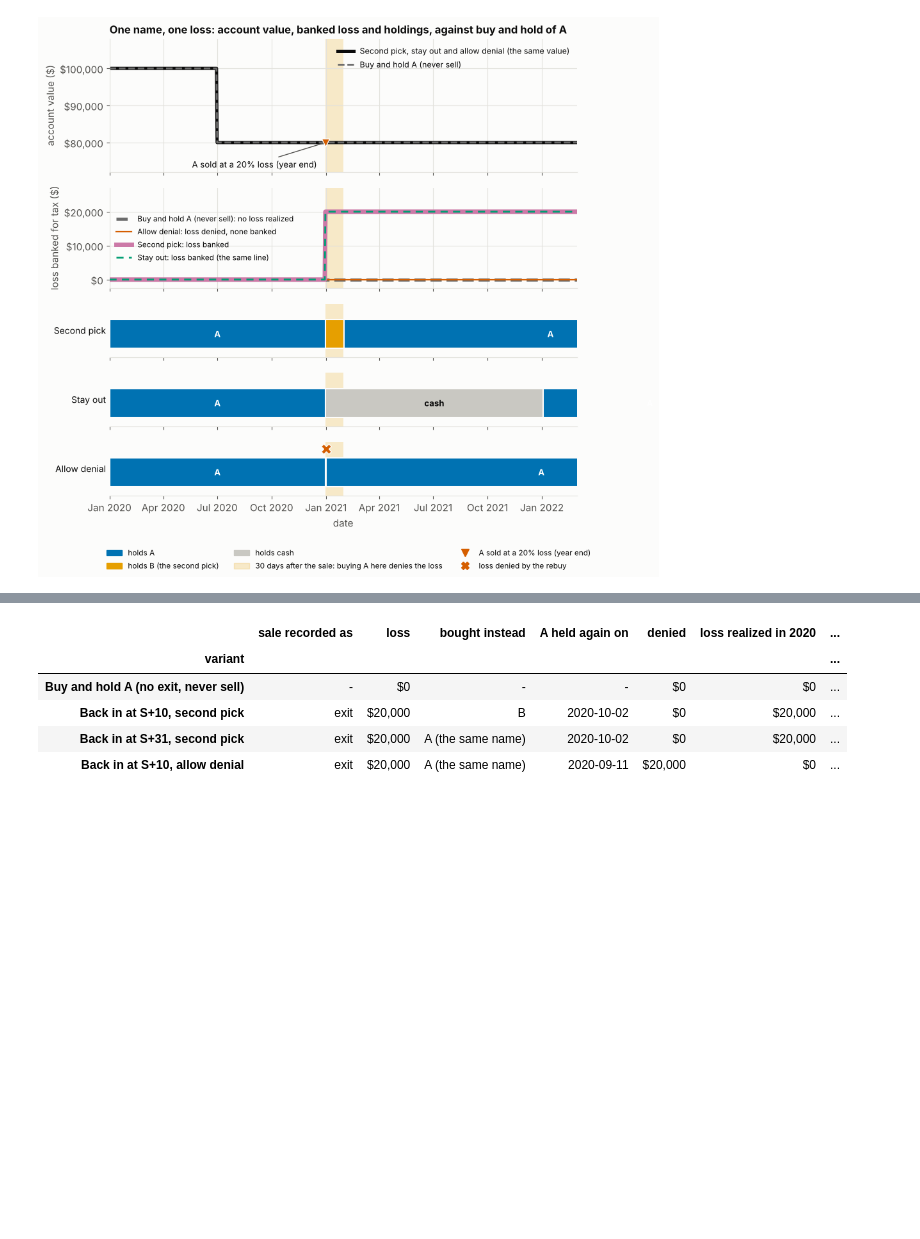
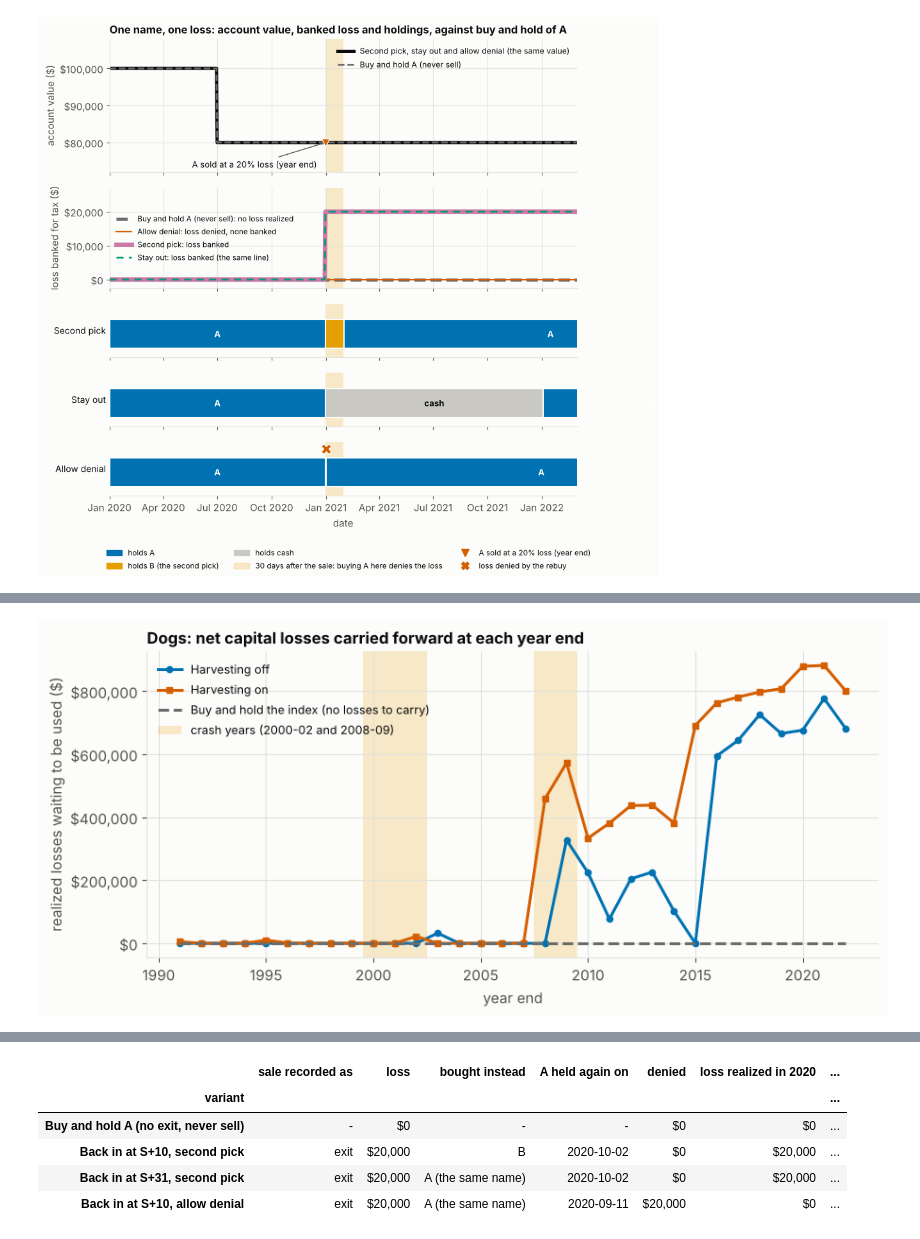
Before and after one commit to bgue/datasharing, a Jupyter notebook: screenlab/notebooks/tax_loss_harvesting.ipynb, the cells around one changed output, grey strips where cells are left out. Saved outputs shown, nothing was run; the diff lists cells and outputs as text; code cells hidden in the pictures; blank space fills up the shorter version.

```diff
--- a/screenlab/notebooks/tax_loss_harvesting.ipynb
+++ b/screenlab/notebooks/tax_loss_harvesting.ipynb
@@ -443,11 +454,0 @@ fig.tight_layout(); plt.show()
-# %%
-fig, ax = plt.subplots(figsize=(9, 4))
-for res, label, col, mk in ((off, "Harvesting off", OFF_COL, "o"), (on, "Harvesting on", ON_COL, "s")):
-    s = res.tax["loss_carry_out"] * 1.0
-    ax.plot(s.index, s.values, color=col, lw=2.2, marker=mk, ms=5, label=label)
-s = idx.tax["loss_carry_out"] * 1.0
-ax.plot(s.index, s.values, color=tp.INDEX_COL, ls="--", lw=2.2, label="Buy and hold the index (no losses to carry)", zorder=4)
-ax.yaxis.set_major_formatter(lambda v, _: usd(v))
-ax.set_ylabel("realized losses waiting to be used ($)"); ax.set_xlabel("year end")
-ax.set_title("Net capital losses carried forward at each year end", loc="left", fontsize=12, fontweight="bold")
-ax.legend(loc="upper right", fontsize=9); plt.show()
@@ -602,0 +534,15 @@ The base case is the same account that holds A and never sells, which means no e
+# %%
+fig, ax = plt.subplots(figsize=(10, 4.2))
+for res, label, col, mk in ((off, "Harvesting off", OFF_COL, "o"), (on, "Harvesting on", ON_COL, "s")):
+    s = res.tax["loss_carry_out"] * 1.0
+    ax.plot(s.index, s.values, color=col, lw=2.2, marker=mk, ms=4.5, label=label)
+s = idx.tax["loss_carry_out"] * 1.0
+ax.plot(s.index, s.values, color=tp.INDEX_COL, ls="--", lw=2.2, label="Buy and hold the index (no losses to carry)", zorder=4)
+for k, (y0, y1) in enumerate(CRASH.values()):
+    ax.axvspan(y0 - 0.5, y1 + 0.5, color=ORANGE, alpha=0.20, lw=0, zorder=0, label="crash years (2000-02 and 2008-09)" if k == 0 else None)
+ax.yaxis.set_major_formatter(lambda v, _: usd(v))
+ax.set_ylabel("realized losses waiting to be used ($)"); ax.set_xlabel("year end")
+ax.set_title("Dogs: net capital losses carried forward at each year end", loc="left", fontsize=12, fontweight="bold")
+ax.legend(loc="upper left", fontsize=9); plt.show()
+# %% [output]
+[figure, added]
```
Also changed, not shown: parts of 54 cells of this notebook, 2 other files.
